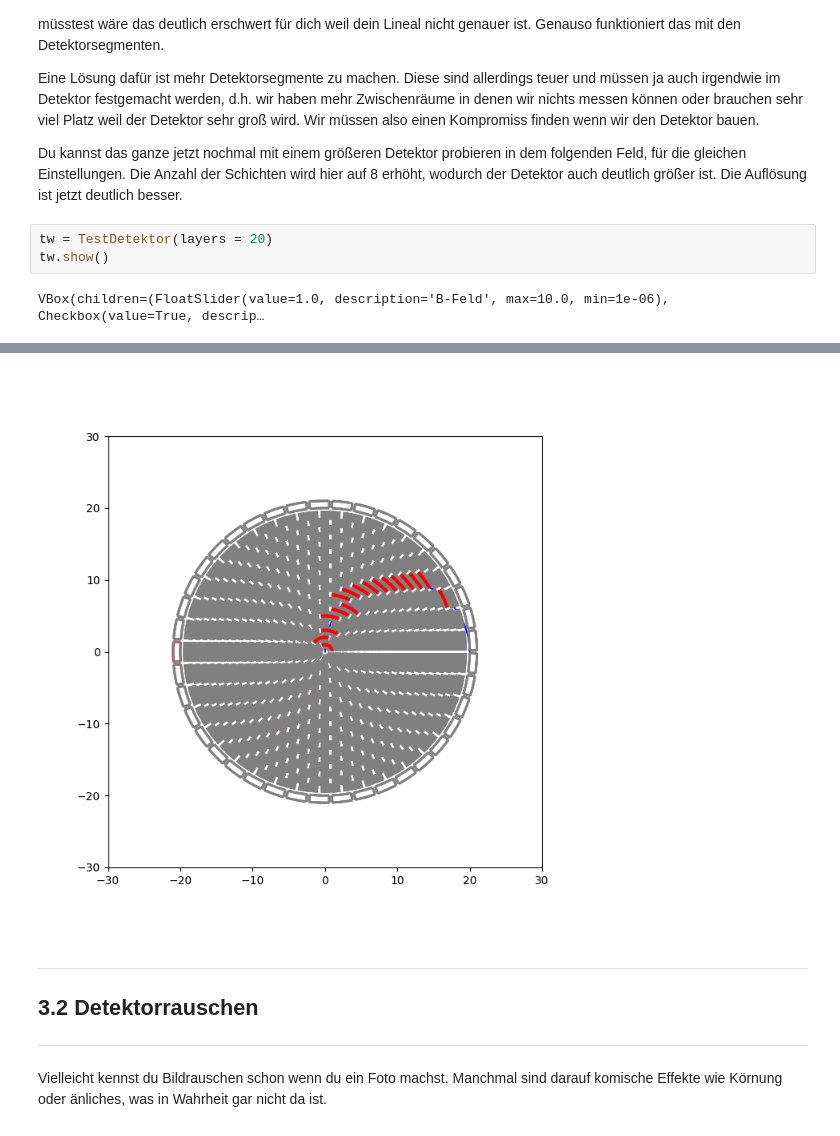
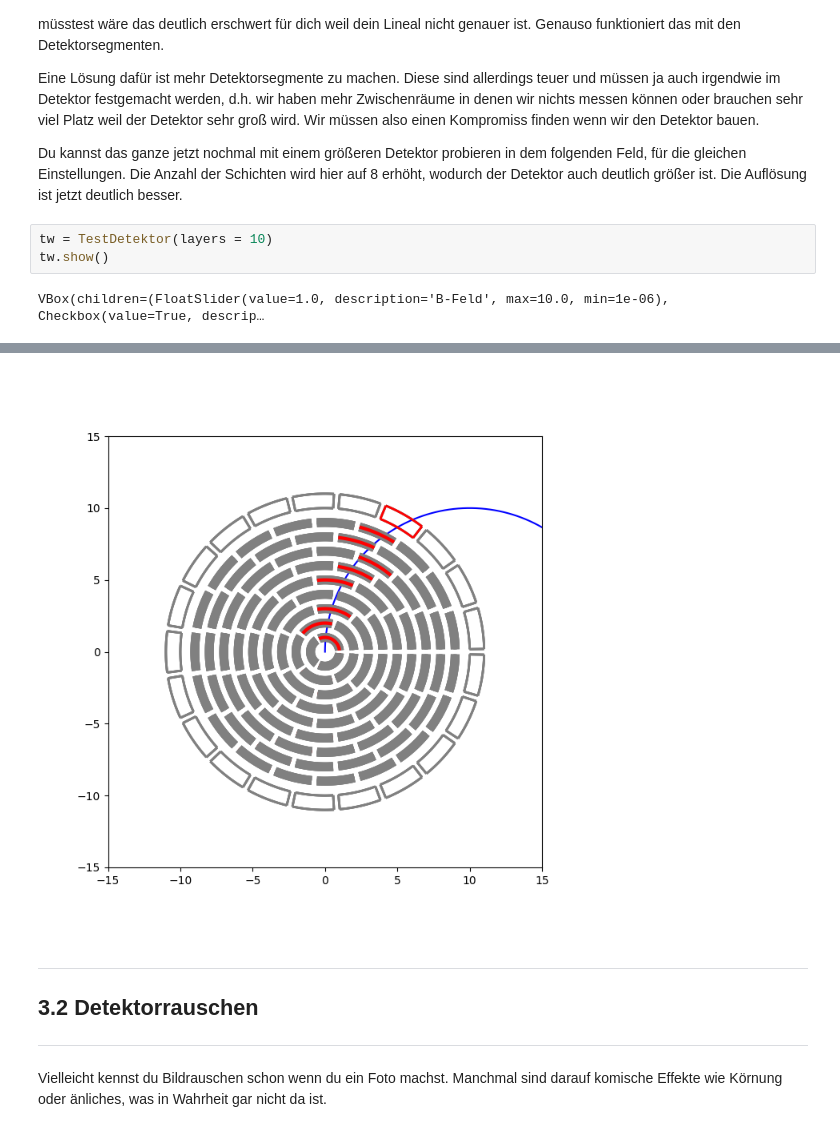
Before and after one commit to haide-i/Masterclass-BelleII, a Jupyter notebook: Introduction.ipynb, the cells around one changed output, grey strips where cells are left out. Drawn from its saved outputs; the diff is of its cells as text.

```diff
--- a/Introduction.ipynb
+++ b/Introduction.ipynb
@@ -161,12 +136,12 @@ Eine Lösung dafür ist mehr Detektorsegmente zu machen. Diese sind allerdings t
 
 Du kannst das ganze jetzt nochmal mit einem größeren Detektor probieren in dem folgenden Feld, für die gleichen Einstellungen. Die Anzahl der Schichten wird hier auf 8 erhöht, wodurch der Detektor auch deutlich größer ist. Die Auflösung ist jetzt deutlich besser.
 # %%
-tw = TestDetektor(layers = 20)
+tw = TestDetektor(layers = 10)
 tw.show()
 # %% [output]
 VBox(children=(FloatSlider(value=1.0, description='B-Feld', max=10.0, min=1e-06), Checkbox(value=True, descrip…
 [interactive output not drawn]
-[figure, old version]
+[figure, new version]
 # %% [markdown]
 ---
 ## 3.2 Detektorrauschen <a id='SubSec:noise'> </a>
```
Also changed, not shown: parts of 3 cells of this notebook, 2 other files.
